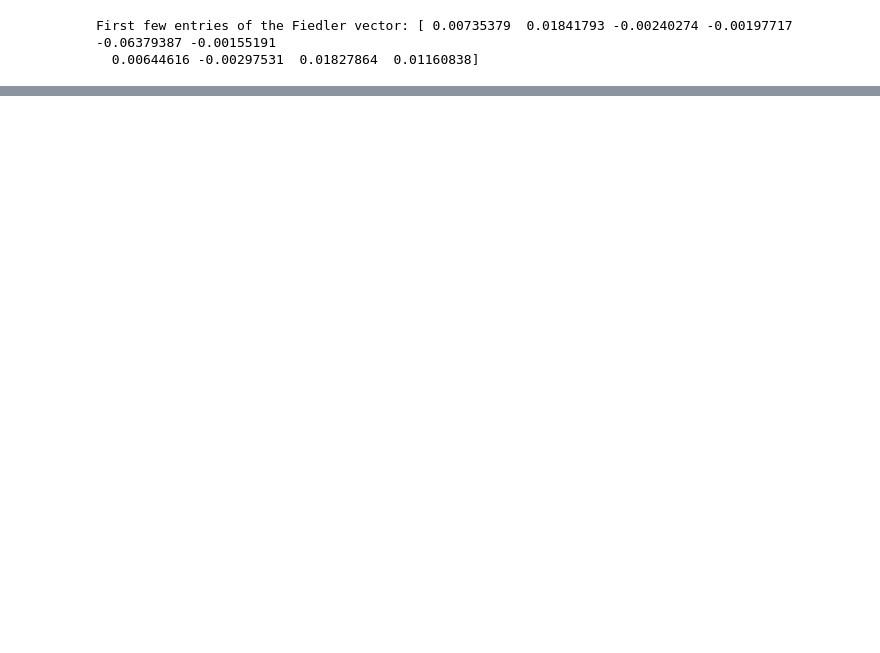
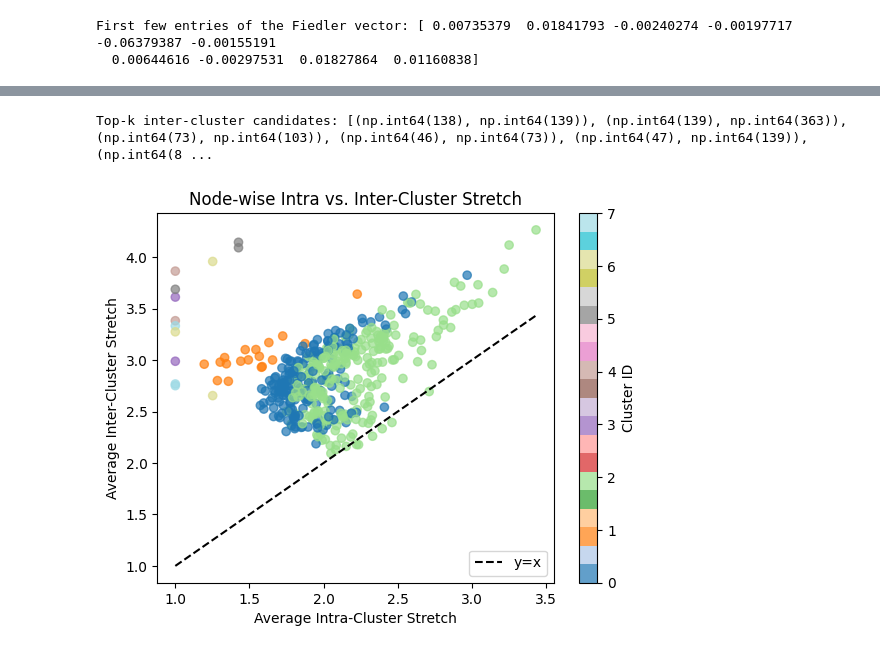
Before and after one commit to Antel0pe/SpaceOfMNIST-Digits, a Jupyter notebook: MaximalStretchNodes.ipynb, the cells around one changed output, grey strips where cells are left out. Cells and saved outputs as stored; diff of their text form; code cells hidden in the pictures; blank space fills up the shorter version.

```diff
--- a/MaximalStretchNodes.ipynb
+++ b/MaximalStretchNodes.ipynb
@@ -1083,0 +1254,71 @@ First few entries of the Fiedler vector: [ 0.00735379  0.01841793 -0.00240274 -0
+# %%
+import numpy as np
+
+# Assume subg, D_euc are already defined.
+
+# 1) Compute a clustering assignments array using a linear-time method
+# For example, label propagation (approximately O(m))
+membership = np.array(subg.community_label_propagation(weights=subg.es['weight']).membership)
+
+# 2) Precompute full upper-triangle indices once
+n = subg.vcount()
+iu, ju = np.triu_indices(n, k=1)
+
+# 3) Filter pairs that are in different clusters
+diff_cluster_mask = membership[iu] != membership[ju]
+iu_diff = iu[diff_cluster_mask]
+ju_diff = ju[diff_cluster_mask]
+
+# 4) Compute stretch ratio for these inter-cluster pairs
+old_geo = np.array(subg.distances(weights='weight'))  # full APSP if not cached
+old_geo_pairs = old_geo[iu_diff, ju_diff]
+old_euc_pairs = D_euc[iu_diff, ju_diff] + 1e-12
+stretch_ratio = old_geo_pairs / old_euc_pairs
+
+# 5) Pick top-k by stretch among inter-cluster edges
+k = 100
+top_idx = np.argpartition(-stretch_ratio, k)[:k]
+us = iu_diff[top_idx]
+vs = ju_diff[top_idx]
+
+# Now (us, vs) are your k most stretched inter-cluster candidate edges
+print("Top-k inter-cluster candidates:", list(zip(us, vs)))
+# %% [output]
+Top-k inter-cluster candidates: [(np.int64(138), np.int64(139)), (np.int64(139), np.int64(363)), (np.int64(73), np.int64(103)), (np.int64(46), np.int64(73)), (np.int64(47), np.int64(139)), (np.int64(8 ...
+# %%
+import numpy as np
+import matplotlib.pyplot as plt
+
+# Assume subg, D_euc, and membership are defined in the environment
+# membership: array of length n, cluster label per node
+
+# Compute current geodesic distances
+D_geo = np.array(subg.distances(weights='weight'))
+
+n = subg.vcount()
+eps = 1e-12
+
+avg_intra = np.zeros(n)
+avg_inter = np.zeros(n)
+
+for i in range(n):
+    same = np.where((membership == membership[i]) & (np.arange(n) != i))[0]
+    diff = np.where(membership != membership[i])[0]
+    # Compute stretch ratios
+    ratios = D_geo[i] / (D_euc[i] + eps)
+    avg_intra[i] = ratios[same].mean() if same.size > 0 else np.nan
+    avg_inter[i] = ratios[diff].mean() if diff.size > 0 else np.nan
+
+# Scatter plot
+plt.figure()
+scatter = plt.scatter(avg_intra, avg_inter, c=membership, cmap='tab20', alpha=0.7)
+plt.plot([avg_intra.min(), avg_intra.max()],
+         [avg_intra.min(), avg_intra.max()], 'k--', label='y=x')
+plt.xlabel('Average Intra-Cluster Stretch')
+plt.ylabel('Average Inter-Cluster Stretch')
+plt.title('Node-wise Intra vs. Inter-Cluster Stretch')
+plt.legend()
+plt.colorbar(scatter, label='Cluster ID')
+plt.show()
+# %% [output]
+[figure, added]
```
Also changed, not shown: parts of 7 cells of this notebook.
